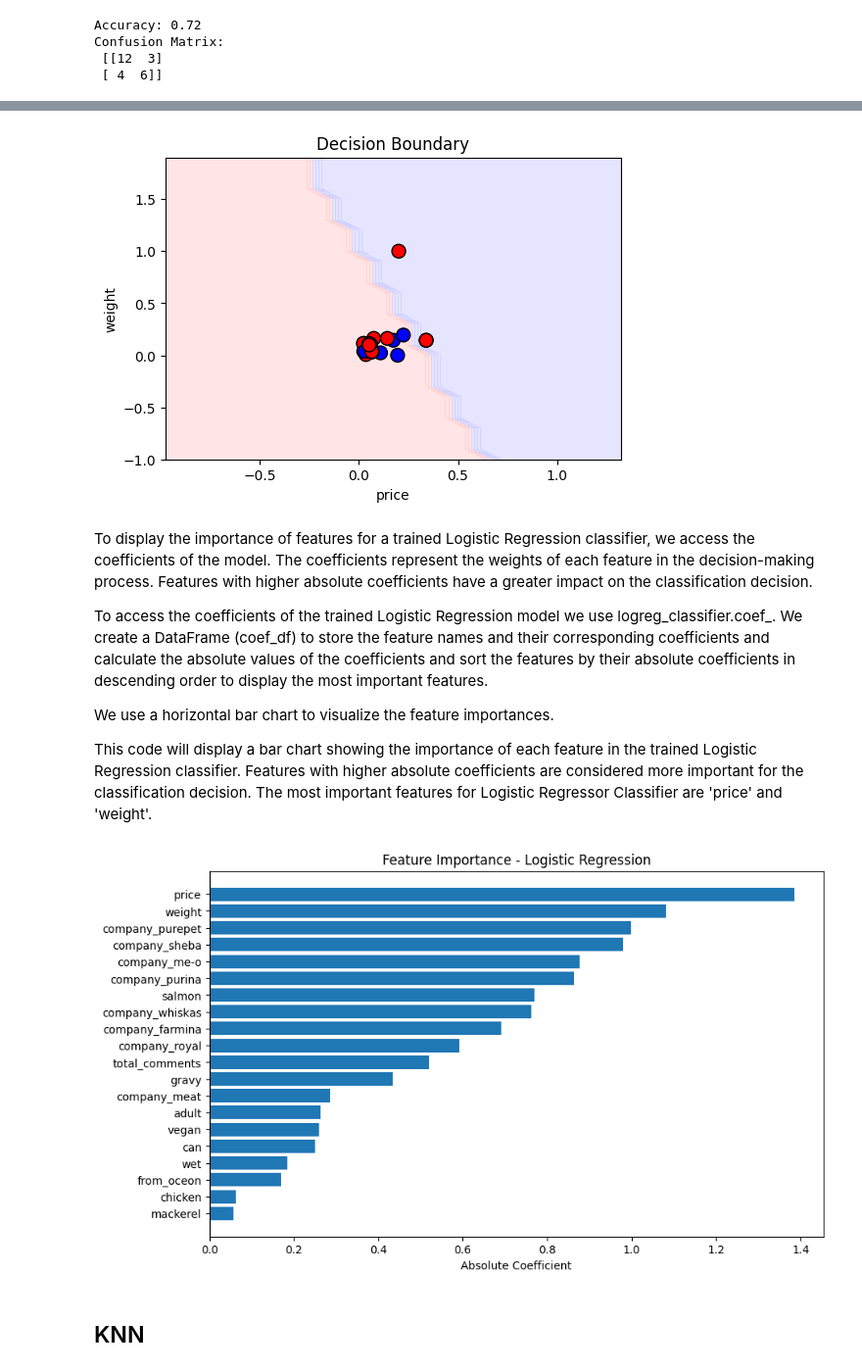
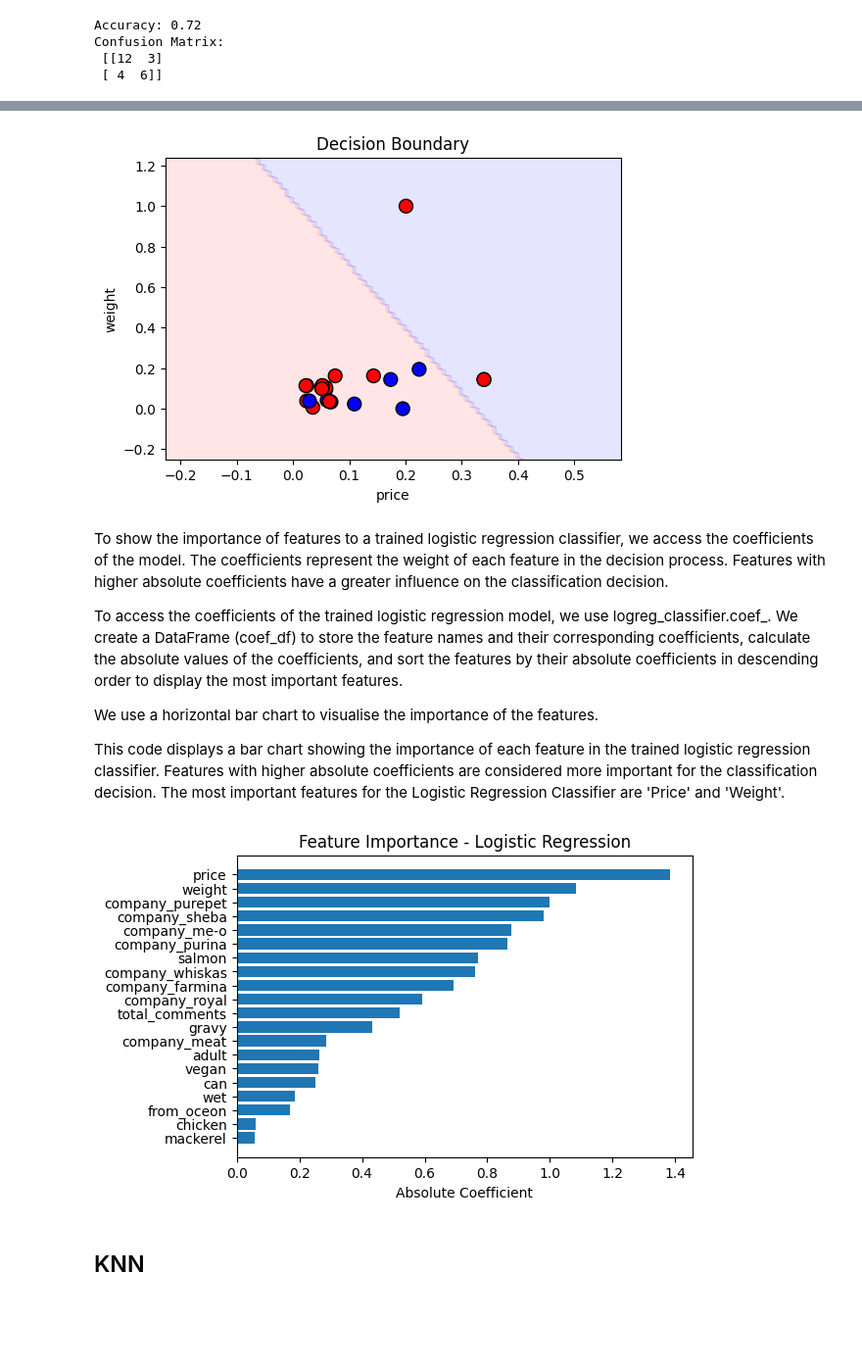
Before and after one commit to katerynakononova/Comics, a Jupyter notebook: 02_Classifiers.ipynb, the cells around one changed output, grey strips where cells are left out. Shown: that part at 98% size. Saved outputs shown, nothing was run; the diff lists cells and outputs as text; code cells hidden in the pictures; blank space fills up the shorter version.

```diff
--- a/02_Classifiers.ipynb
+++ b/02_Classifiers.ipynb
@@ -249,15 +249,6 @@ To visualize the results of a trained classifier in 2D dimensions using two feat
 classifier2 = LogisticRegression()
 classifier2.fit(X_train[[feature1, feature2]], y_train)
 y_pred = classifier2.predict(X_test[[feature1, feature2]])
-
-# Step 2: Extract the selected features from the test set
-X_test_2d = X_test[[feature1, feature2]].values
-
-# Step 3: Create a mesh grid for the plot
-h = .1  # Step size in the mesh
-x_min, x_max = X_test_2d[:, 0].min() - 1, X_test_2d[:, 0].max() + 1
-y_min, y_max = X_test_2d[:, 1].min() - 1, X_test_2d[:, 1].max() + 1
-xx, yy = np.meshgrid(np.arange(x_min, x_max, h), np.arange(y_min, y_max, h))
 
 # Step 4: Use the classifier to make predictions on the mesh grid
 Z = classifier2.predict(np.c_[xx.ravel(), yy.ravel()])
@@ -275,41 +266,41 @@ plt.ylabel(feature2)
 plt.title("Decision Boundary")
 plt.show()
 # %% [output]
-[figure, old version]
+[figure, new version]
 # %% [markdown]
-To display the importance of features for a trained Logistic Regression classifier, we access the coefficients of the model. The coefficients represent the weights of each feature in the decision-making process. Features with higher absolute coefficients have a greater impact on the classification decision.
+To show the importance of features to a trained logistic regression classifier, we access the coefficients of the model. The coefficients represent the weight of each feature in the decision process. Features with higher absolute coefficients have a greater influence on the classification decision.
 
-To access the coefficients of the trained Logistic Regression model we use logreg_classifier.coef_. We create a DataFrame (coef_df) to store the feature names and their corresponding coefficients and calculate the absolute values of the coefficients and sort the features by their absolute coefficients in descending order to display the most important features.
+To access the coefficients of the trained logistic regression model, we use logreg_classifier.coef_. We create a DataFrame (coef_df) to store the feature names and their corresponding coefficients, calculate the absolute values of the coefficients, and sort the features by their absolute coefficients in descending order to display the most important features.
 
-We use a horizontal bar chart to visualize the feature importances.
+We use a horizontal bar chart to visualise the importance of the features.
 
-This code will display a bar chart showing the importance of each feature in the trained Logistic Regression classifier. Features with higher absolute coefficients are considered more important for the classification decision. The most important features for Logistic Regressor Classifier are 'price' and 'weight'.
+This code displays a bar chart showing the importance of each feature in the trained logistic regression classifier. Features with higher absolute coefficients are considered more important for the classification decision. The most important features for the Logistic Regression Classifier are 'Price' and 'Weight'.
 # %%
 import matplotlib.pyplot as plt
 # Assuming you have already trained a Logistic Regression classifier and stored it in 'logreg_classifier'
 
 # Get the feature names (column names) from your DataFrame
 feature_names = X_train.columns  # Replace with your feature DataFrame (X_train)
 
 # Get the coefficients (importance) of each feature
 coefficients = logistic_regression_classifier.coef_[0]
 
 # Create a DataFrame to store feature names and their coefficients
 coef_df = pd.DataFrame({'Feature': feature_names, 'Coefficient': coefficients})
 
 # Sort the features by their absolute coefficients to display the most important ones
 coef_df['Absolute_Coefficient'] = coef_df['Coefficient'].abs()
 sorted_coef_df = coef_df.sort_values(by='Absolute_Coefficient', ascending=False)
 
 # Plot the feature importances
-plt.figure(figsize=(10, 6))
+plt.figure(figsize=(6, 4))
 plt.barh(sorted_coef_df['Feature'], sorted_coef_df['Absolute_Coefficient'])
 plt.xlabel('Absolute Coefficient')
 plt.title('Feature Importance - Logistic Regression')
 plt.gca().invert_yaxis()  # Invert the y-axis for better visualization
 plt.show()
 # %% [output]
-[figure, old version]
+[figure, new version]
 # %% [markdown]
 ## KNN
 # %% [markdown]
```
Also changed, not shown: parts of 31 cells of this notebook, 3 other files.
